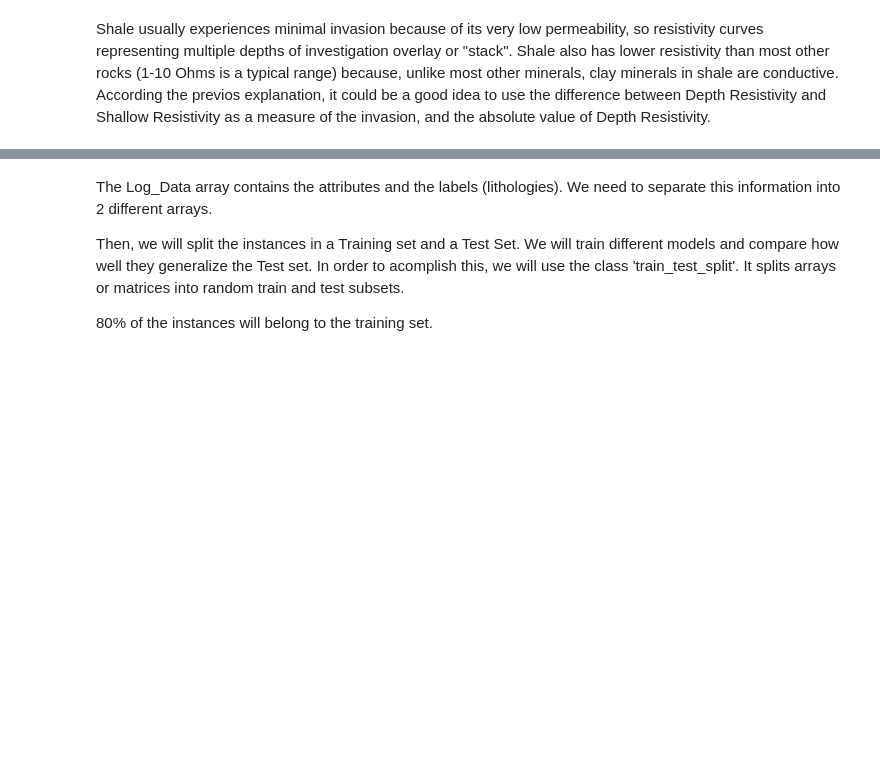
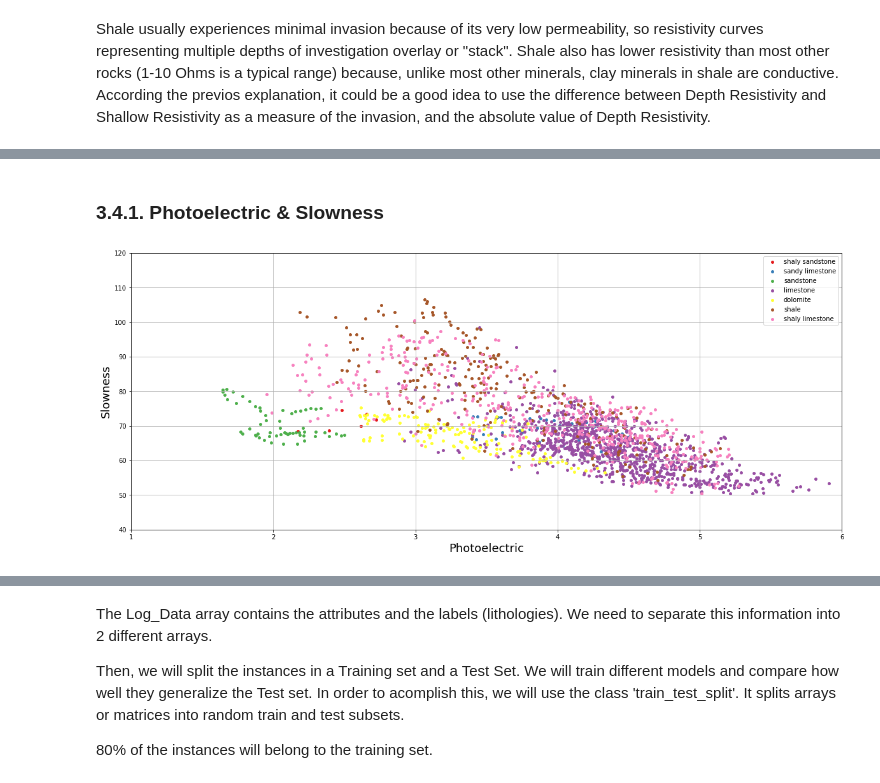
Before and after one commit to epmmko/Supervised_Machine_Learning_Project, a Jupyter notebook: Lithology Identification.ipynb, the cells around one changed output, grey strips where cells are left out. Cells and saved outputs as stored; diff of their text form; code cells hidden in the pictures; blank space fills up the shorter version.

```diff
--- a/Lithology Identification.ipynb
+++ b/Lithology Identification.ipynb
@@ -139,7 +142,7 @@ According to the previous concepts, the difference (∅D - ∅N) indicates cross
 
 Also, the absolute value of Neutron Porosity close to 0 is a good indication of Halite or Anhydrite formation.
 # %%
-Log_Data['Cross-Over_Separation']=Log_Data['Density Porosity']-Log_Data['Neutron Porosity']
+Log_Data['Cross-Over_Separation']=Log_Data['Neutron Porosity']-Log_Data['Density Porosity']
 Log_Data=Log_Data.drop('Density Porosity',axis=1)
 # %% [markdown]
 ### 3.3.2. Resistivity Invasion
@@ -151,0 +163,24 @@ Log_Data=Log_Data.drop(['Resistivity (Medium)','Resistivity (Shallow)','Micro-in
+# %%
+import matplotlib.colors as colors #
+import matplotlib.cm as cmx        #
+def plot_scatter_type_of_formation(X1,X2,y,axes,x1label,x2label):
+    Labels=list(set(y))                                                                #List of Type of Formation
+    set1=plt.get_cmap('Set1')                                                          #Color distribution used
+    cNorm=colors.Normalize(vmin=0,vmax=len(Labels))
+    scalarMap=cmx.ScalarMappable(norm=cNorm,cmap=set1)
+    plt.figure(figsize=(20, 8))
+    for i in range(len(Labels)):
+        indx=y==Labels[i]
+        plt.scatter(X1[indx],X2[indx],s=15,color=scalarMap.to_rgba(i),label=Labels[i])
+    plt.xlabel(x1label,fontsize=18)
+    plt.ylabel(x2label,fontsize=18, rotation=90)
+    plt.axis(axes)
+    plt.legend(loc='upper right')
+    plt.grid(True)
+    plt.show()
+# %% [markdown]
+### 3.4.1. Photoelectric & Slowness
+# %%
+plot_scatter_type_of_formation(Log_Data['Photoelectric'],Log_Data['Delta-t (interval transit time, or slowness)'],Log_Data['Type of Formation'],axes=[1,6,40,120],x1label='Photoelectric',x2label='Slowness')
+# %% [output]
+[figure, added]
```
Also changed, not shown: parts of 39 cells of this notebook.
